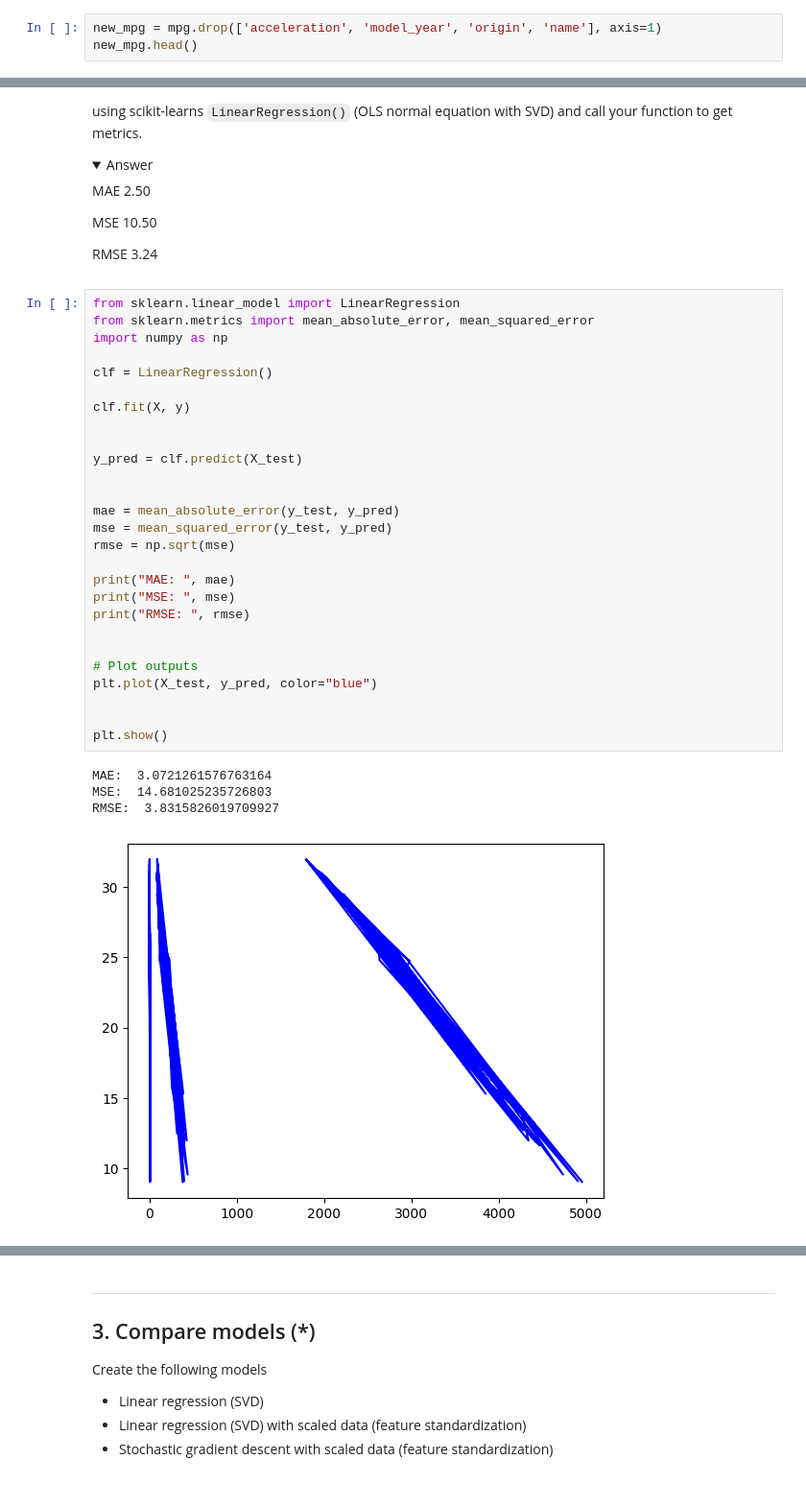
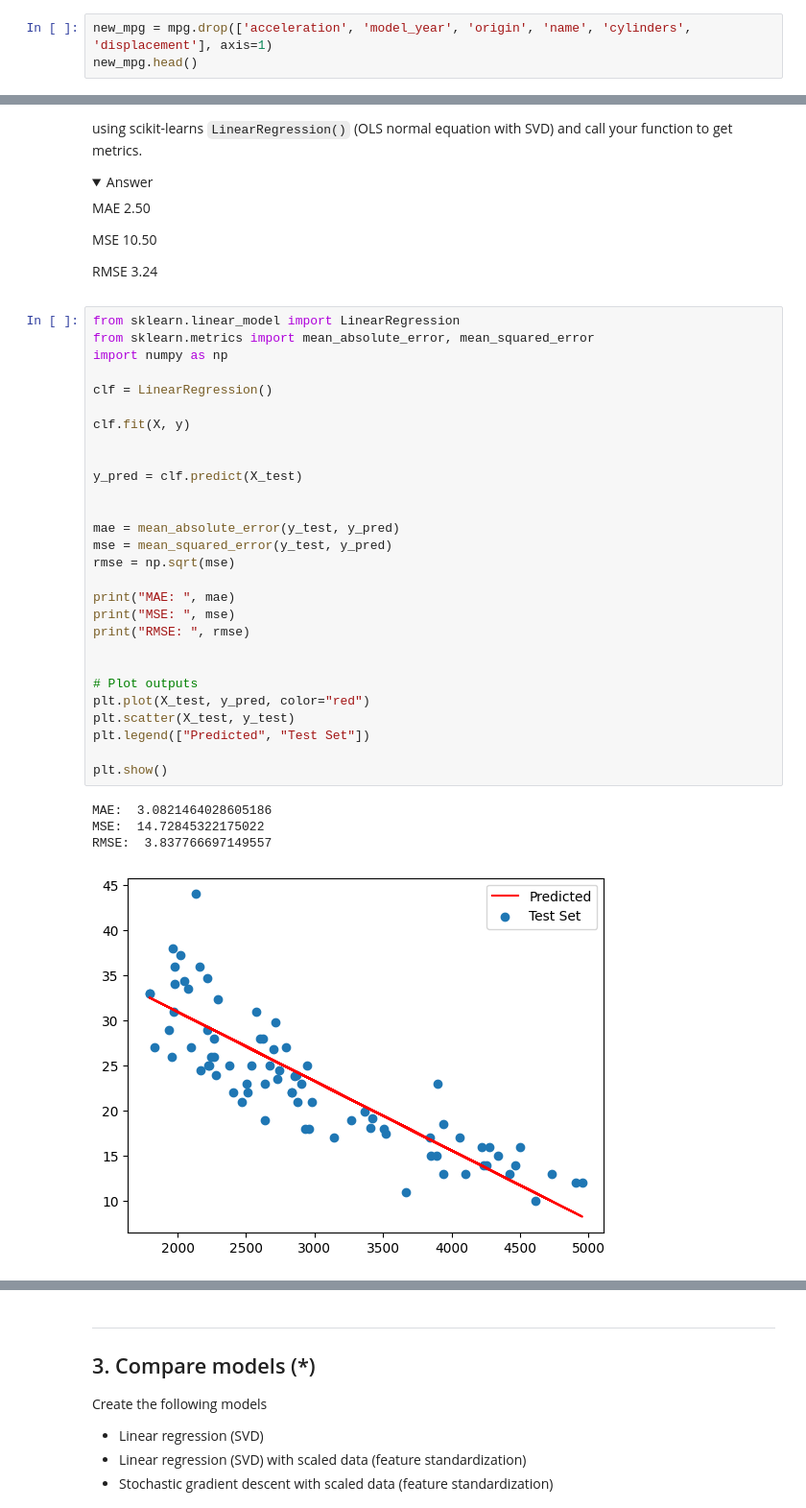
Before and after one commit to smlatic/Machine-Learning-ITHS, a Jupyter notebook: Exercises/E02_sklearn.ipynb, the cells around one changed output, grey strips where cells are left out. Shown: that part at 96% size. Cells and saved outputs as stored; diff of their text form; folded sections open.

```diff
--- a/Exercises/E02_sklearn.ipynb
+++ b/Exercises/E02_sklearn.ipynb
@@ -135,6 +135,6 @@ sns.pairplot(mpg)
 - Weight, displacement and cylinders have a negative effect on MPG
 - I will test these 3 parameters and create a regression model for prediction
 # %%
-new_mpg = mpg.drop(['acceleration', 'model_year', 'origin', 'name'], axis=1)
+new_mpg = mpg.drop(['acceleration', 'model_year', 'origin', 'name', 'cylinders', 'displacement'], axis=1)
 new_mpg.head()
 # %% [output]
@@ -191,32 +191,33 @@ RMSE 3.24
 # %%
 from sklearn.linear_model import LinearRegression
 from sklearn.metrics import mean_absolute_error, mean_squared_error
 import numpy as np
 
 clf = LinearRegression()
 
 clf.fit(X, y)
 
 
 y_pred = clf.predict(X_test)
 
 
 mae = mean_absolute_error(y_test, y_pred)
 mse = mean_squared_error(y_test, y_pred)
 rmse = np.sqrt(mse)
 
 print("MAE: ", mae)
 print("MSE: ", mse)
 print("RMSE: ", rmse)
 
 
 # Plot outputs
-plt.plot(X_test, y_pred, color="blue")
-
+plt.plot(X_test, y_pred, color="red")
+plt.scatter(X_test, y_test)
+plt.legend(["Predicted", "Test Set"])
 
 plt.show()
 # %% [output]
-MAE:  3.0721261576763164
-MSE:  14.681025235726803
-RMSE:  3.8315826019709927
+MAE:  3.0821464028605186
+MSE:  14.72845322175022
+RMSE:  3.837766697149557
-[figure, old version]
+[figure, new version]
```
Also changed, not shown: parts of 3 cells of this notebook.
